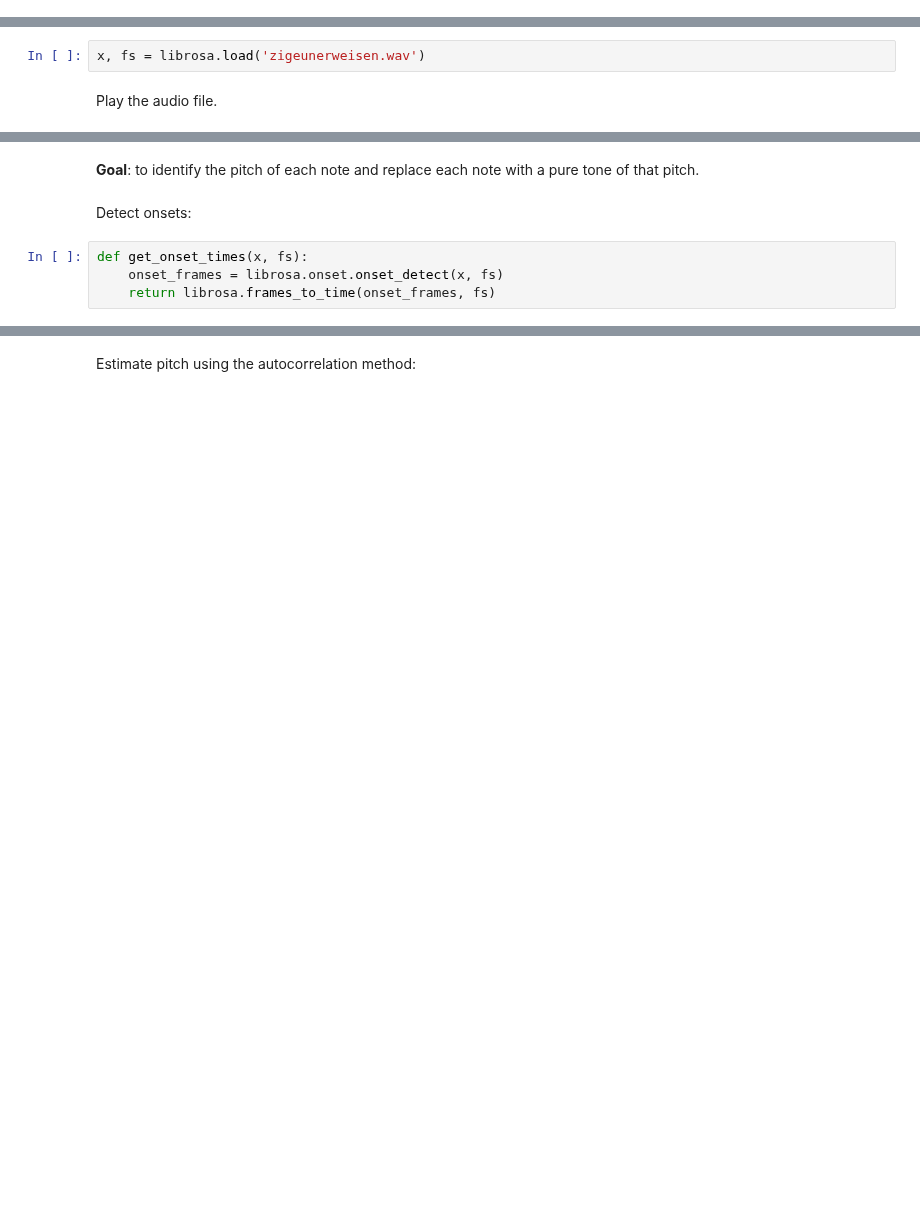
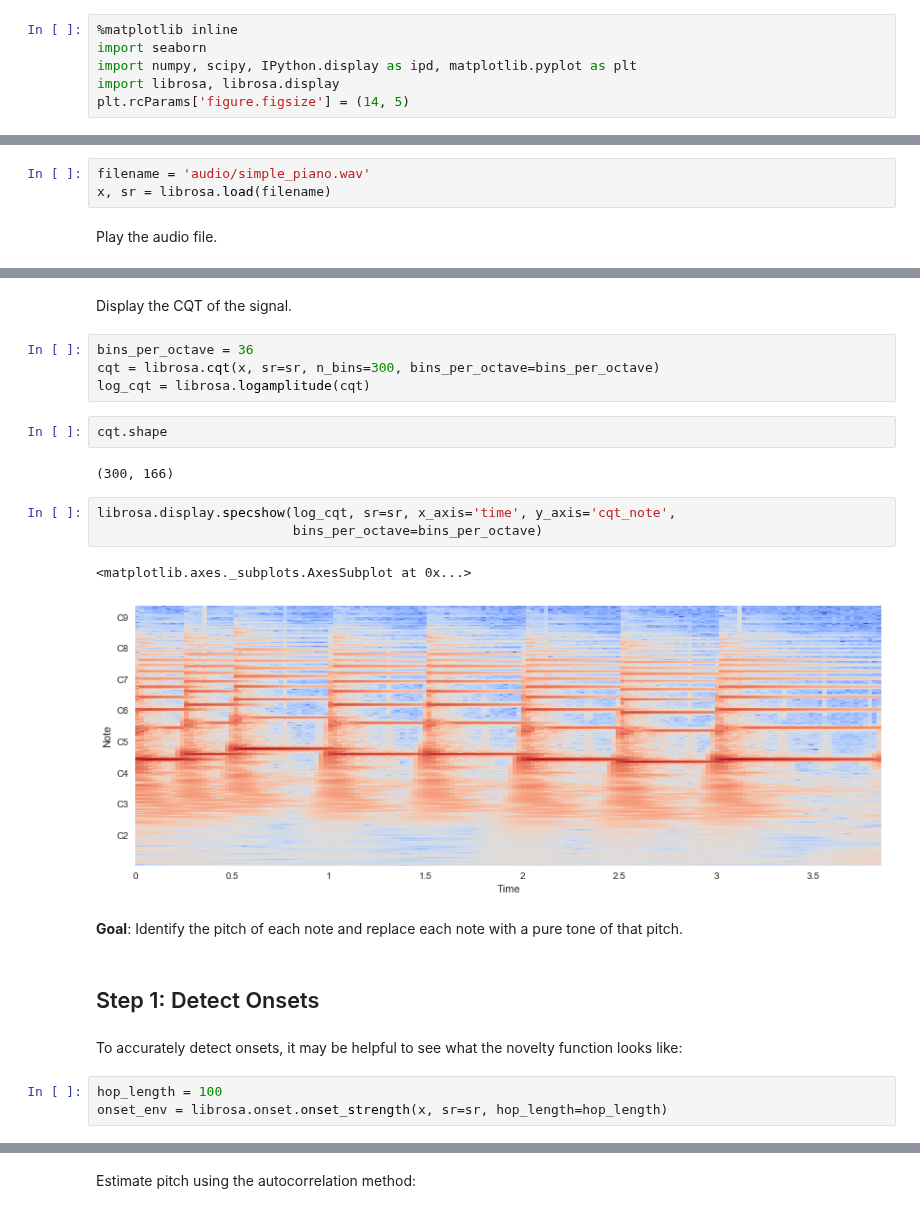
Before and after one commit to iranroman/musicinformationretrieval.com, a Jupyter notebook: pitch_transcription_exercise.ipynb, the cells around one changed output, grey strips where cells are left out. Cells and saved outputs as stored; diff of their text form; blank space fills up the shorter version.

Commit message:
pitch transcription exercise

```diff
--- a/pitch_transcription_exercise.ipynb
+++ b/pitch_transcription_exercise.ipynb
@@ -3,11 +1,18 @@ import numpy, scipy, librosa, IPython.display
+# %%
+%matplotlib inline
+import seaborn
+import numpy, scipy, IPython.display as ipd, matplotlib.pyplot as plt
+import librosa, librosa.display
+plt.rcParams['figure.figsize'] = (14, 5)
 # %% [markdown]
 [&larr; Back to Index](index.html)
 # %% [markdown]
 # Pitch Transcription Exercise
 # %% [markdown]
 Load an audio file.
-# %%
-x, fs = librosa.load('zigeunerweisen.wav')
+# %%
+filename = 'audio/simple_piano.wav'
+x, sr = librosa.load(filename)
 # %% [markdown]
 Play the audio file.
 # %%
@@ -15,10 +20,27 @@ IPython.display.Audio(x, rate=fs)
 # %% [output]
 [interactive output not drawn]
+# %% [markdown]
+Display the CQT of the signal.
+# %%
+bins_per_octave = 36
+cqt = librosa.cqt(x, sr=sr, n_bins=300, bins_per_octave=bins_per_octave)
+log_cqt = librosa.logamplitude(cqt)
+# %%
+cqt.shape
+# %% [output]
+(300, 166)
+# %%
+librosa.display.specshow(log_cqt, sr=sr, x_axis='time', y_axis='cqt_note',
+                         bins_per_octave=bins_per_octave)
+# %% [output]
+<matplotlib.axes._subplots.AxesSubplot at 0x...>
+[figure, added]
 # %% [markdown]
-**Goal**: to identify the pitch of each note and replace each note with a pure tone of that pitch.
+**Goal**: Identify the pitch of each note and replace each note with a pure tone of that pitch.
-# %% [markdown]
-Detect onsets:
-# %%
-def get_onset_times(x, fs):
-    onset_frames = librosa.onset.onset_detect(x, fs)
-    return librosa.frames_to_time(onset_frames, fs)
+# %% [markdown]
+## Step 1: Detect Onsets
+# %% [markdown]
+To accurately detect onsets, it may be helpful to see what the novelty function looks like:
+# %%
+hop_length = 100
+onset_env = librosa.onset.onset_strength(x, sr=sr, hop_length=hop_length)
```
Also changed, not shown: parts of 35 cells of this notebook, 2 other files.
